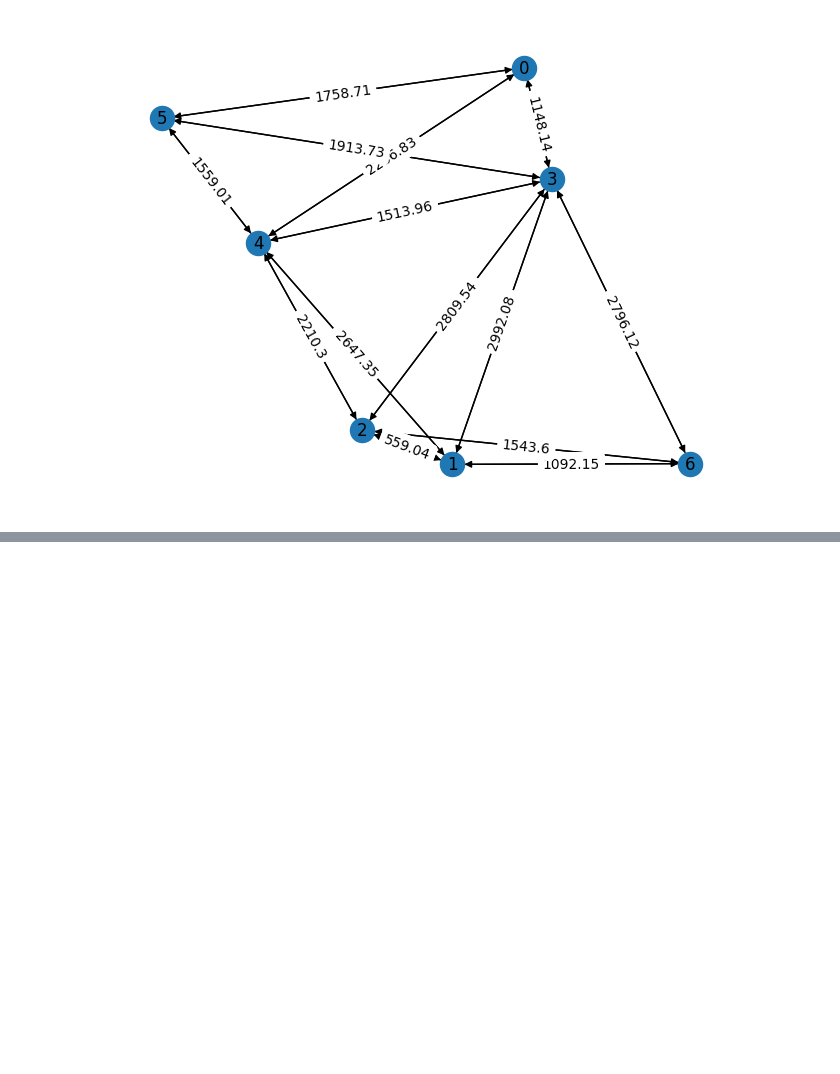
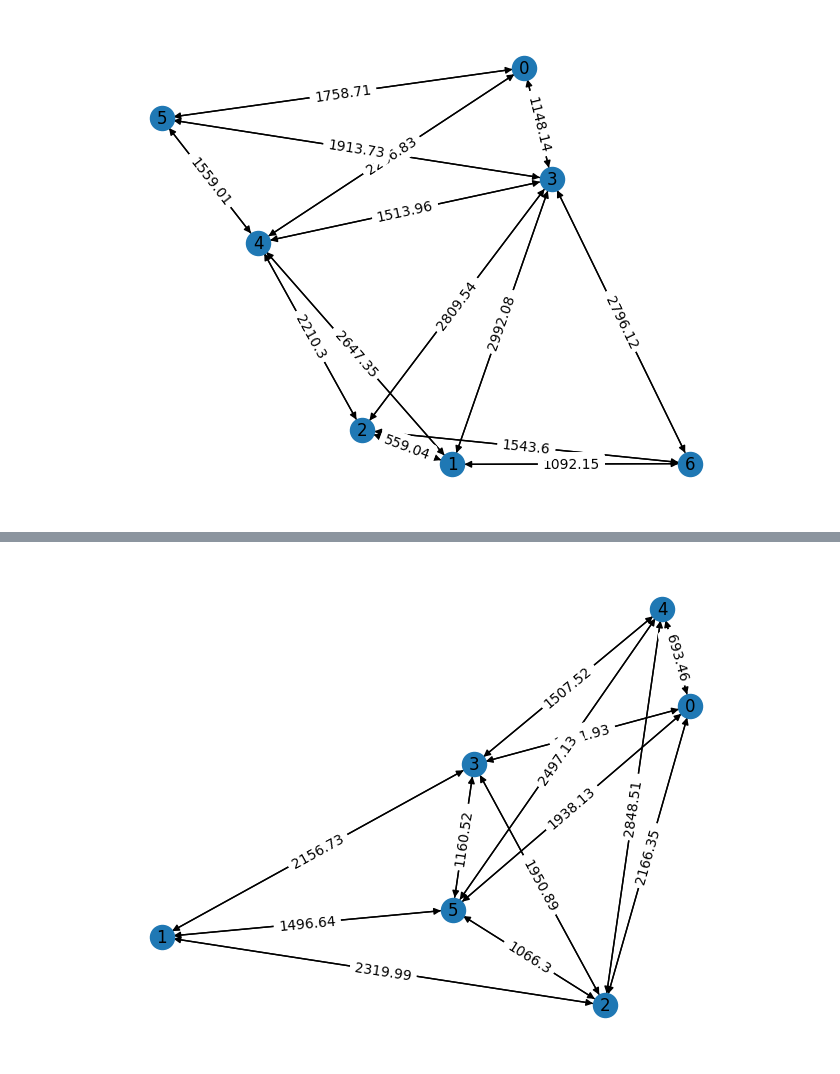
Before and after one commit to ResidenciaTICBrisa/02_RotaOnibus, a Jupyter notebook: docs/Notebooks/teste2.ipynb, the cells around one changed output, grey strips where cells are left out. Saved outputs shown, nothing was run; the diff lists cells and outputs as text; code cells hidden in the pictures; blank space fills up the shorter version.

```diff
--- a/docs/Notebooks/teste2.ipynb
+++ b/docs/Notebooks/teste2.ipynb
@@ -77,0 +120,22 @@ plt.show()
+# %%
+import pickle
+
+# Salvar o grafo em um arquivo pickle
+with open('grafo_coordenadas_2.pkl', 'wb') as f:
+    pickle.dump(G, f)
+# %%
+# Para carregar o grafo
+
+with open('grafo_coordenadas_2.pkl', 'rb') as f:
+    G_loaded = pickle.load(f)
+
+# Para verificar se o grafo foi carregado corretamente, você pode desenhar o grafo carregado:
+pos_loaded = nx.get_node_attributes(G_loaded, 'pos')
+nx.draw(G_loaded, pos_loaded, with_labels=True)
+labels_loaded = nx.get_edge_attributes(G_loaded, 'weight')
+for key in labels_loaded:
+    labels_loaded[key] = round(labels_loaded[key], 2)
+nx.draw_networkx_edge_labels(G_loaded, pos_loaded, edge_labels=labels_loaded)
+plt.show()
+# %% [output]
+[figure, added]
```
Also changed, not shown: parts of 4 cells of this notebook, 3 other files.
